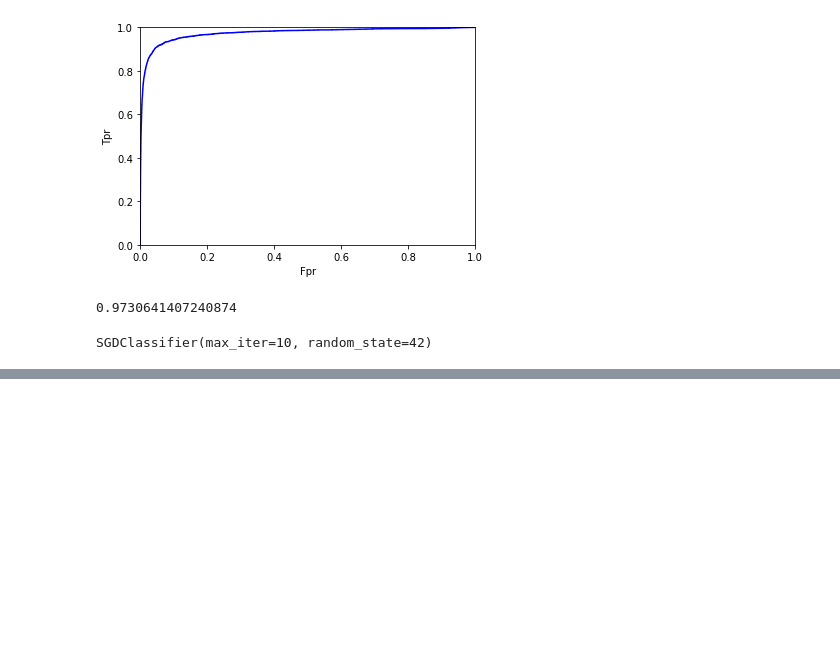
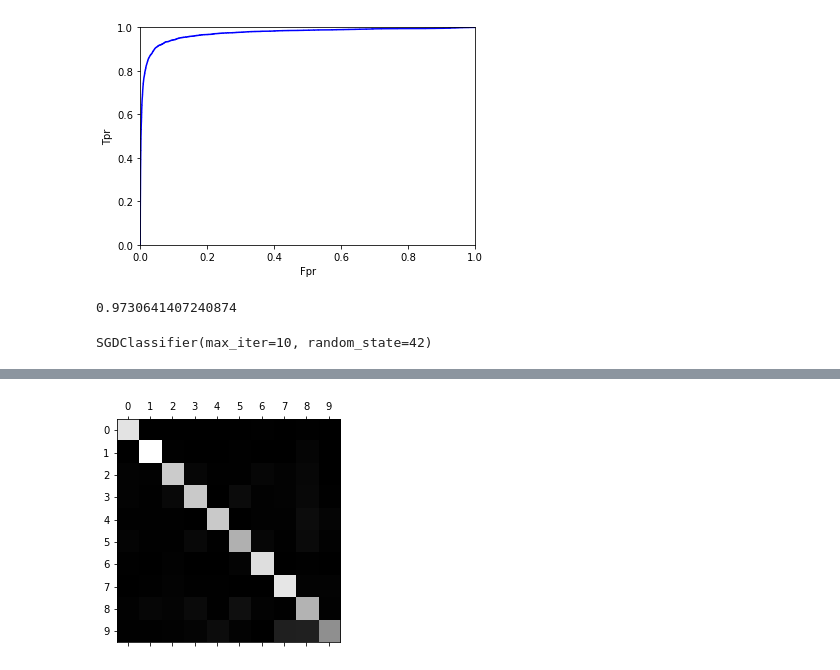
Before and after one commit to ishansuryan/Croma-Campus-Python-, a Jupyter notebook: 11_30 to 01 WD/11_00_12_30_WD_03172021/11_00_12_30_WD_03172021.ipynb, the cells around one changed output, grey strips where cells are left out. Saved outputs shown, nothing was run; the diff lists cells and outputs as text; code cells hidden in the pictures; blank space fills up the shorter version.

```diff
--- a/11_30 to 01 WD/11_00_12_30_WD_03172021/11_00_12_30_WD_03172021.ipynb
+++ b/11_30 to 01 WD/11_00_12_30_WD_03172021/11_00_12_30_WD_03172021.ipynb
@@ -208,0 +222,5 @@ plt.imshow(x_test[n].reshape(28,28));
+# %%
+y_pred = cross_val_predict(sgd_clf, x_train, y_train, cv= 3)
+# %%
+cnf_mx = confusion_matrix(y_train,y_pred)
+cnf_mx
@@ -208,0 +239,6 @@ plt.imshow(x_test[n].reshape(28,28));
+# %%
+plt.matshow(cnf_mx, cmap = 'gray')
+plt.xticks([0,1,2,3,4,5,6,7,8,9])
+plt.yticks([0,1,2,3,4,5,6,7,8,9]);
+# %% [output]
+[figure, added]
```
Also changed, not shown: parts of 9 cells of this notebook, 3 other files.
